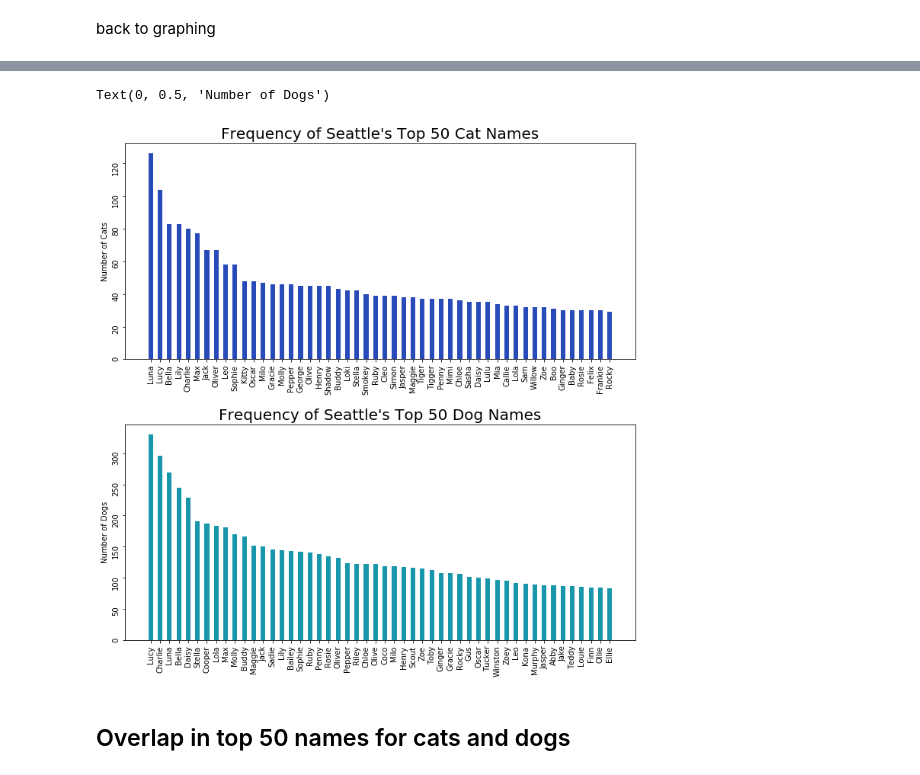
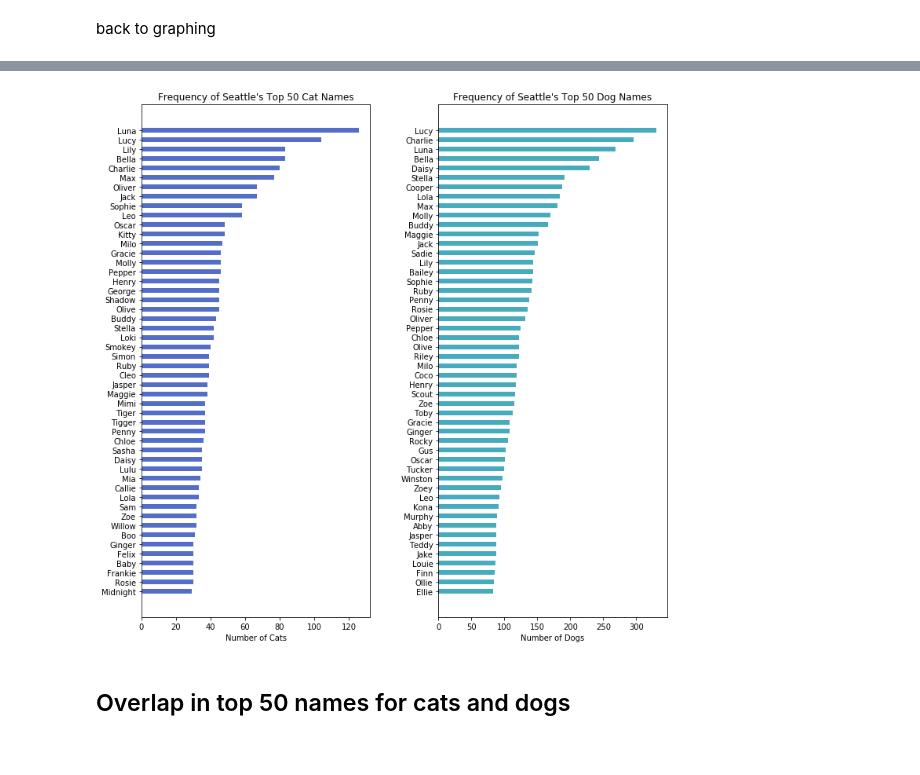
Before and after one commit to allisoncstafford/seattle-pet-names, a Jupyter notebook: pet_names.ipynb, the cells around one changed output, grey strips where cells are left out. Drawn from its saved outputs; the diff is of its cells as text; code cells hidden in the pictures.

```diff
--- a/pet_names.ipynb
+++ b/pet_names.ipynb
@@ -101,23 +101,21 @@ ax.set_title("Frequency of Seattle's Top 50 Dog Names", fontsize=20);
 # %%
 # combined figure with dog and cat name histograms for blog:
-fig, axes = plt.subplots(nrows=2, figsize=(12,12))
-# axes = axes.flatten()
-plt.subplots_adjust(hspace=.3)
+fig, axes = plt.subplots(ncols=2, figsize=(12,12))
+plt.subplots_adjust(wspace=.3)
 
-axes[0].bar(cat_t50['name'], cat_t50['count'], .5, color='#294AB9')
-axes[0].tick_params(labelrotation=90)
-axes[0].set_title("Frequency of Seattle's Top 50 Cat Names", fontsize=20)
-axes[0].set_ylabel("Number of Cats")
+axes[0].barh(cat_t50['name'], cat_t50['count'], .5, color='#294AB9', align='center', alpha=0.8)
+axes[0].invert_yaxis()
+axes[0].set_title("Frequency of Seattle's Top 50 Cat Names", fontsize=12)
+axes[0].set_xlabel("Number of Cats")
 
-axes[1].bar(dog_t50['name'], dog_t50['count'], .5, color='#1896ac')
-axes[1].tick_params(labelrotation=90)
-axes[1].set_title("Frequency of Seattle's Top 50 Dog Names", fontsize=20)
-axes[1].set_ylabel("Number of Dogs")
+axes[1].barh(dog_t50['name'], dog_t50['count'], .5, color='#1896ac', align='center', alpha=0.8)
+axes[1].invert_yaxis()
+axes[1].set_title("Frequency of Seattle's Top 50 Dog Names", fontsize=12)
+axes[1].set_xlabel("Number of Dogs")
 
-# plt.savefig('images/cat_dog_name_freq.png');
+plt.savefig('images/cat_dog_name_freq.png');
 # %% [output]
-Text(0, 0.5, 'Number of Dogs')
-[figure, old version]
+[figure, new version]
 # %% [markdown]
 ## Overlap in top 50 names for cats and dogs
 # %%
```
Also changed, not shown: parts of 19 cells of this notebook, 4 other files.
